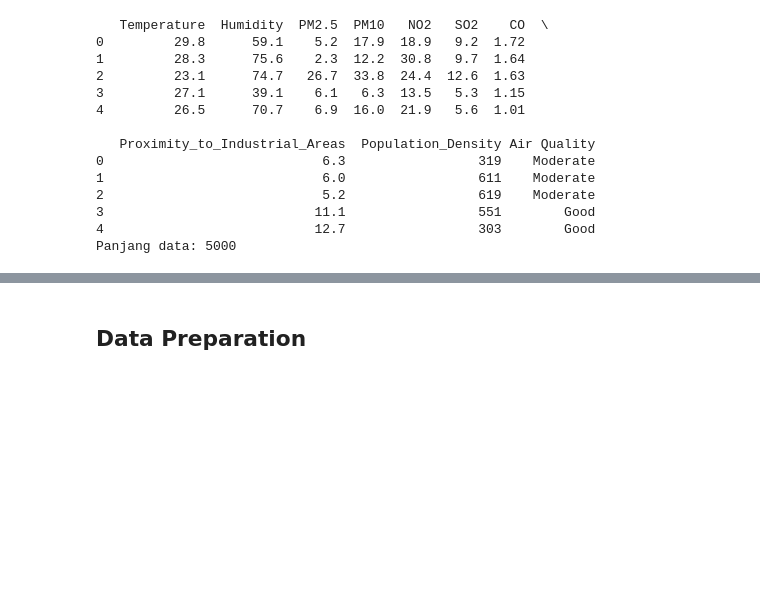
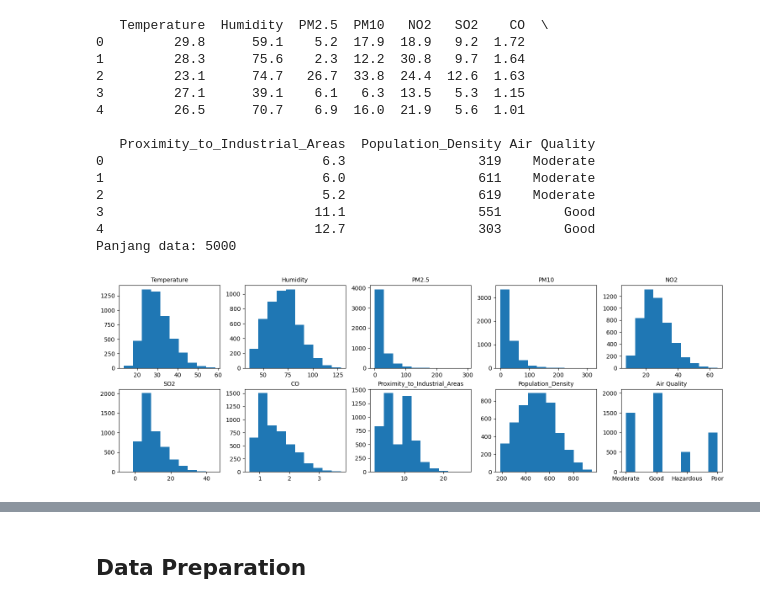
Before and after one commit to AlexanderKentSo/Proyek-Machine-Learning-Predictive-Analytics-Kualitas-Udara, a Jupyter notebook: analisis_kualitas_udara.ipynb, the cells around one changed output, grey strips where cells are left out. Cells and saved outputs as stored; diff of their text form; code cells hidden in the pictures; blank space fills up the shorter version.

```diff
--- a/analisis_kualitas_udara.ipynb
+++ b/analisis_kualitas_udara.ipynb
@@ -29,3 +34,15 @@ print(f'Panjang data: {len(data)}')
 3                           11.1                 551        Good
 4                           12.7                 303        Good
 Panjang data: 5000
+# %%
+plt.figure(figsize=(15,5))
+
+for i,col in enumerate(data):
+    plt.subplot(2,5,i+1)
+    plt.title(col,fontsize=10)
+    plt.hist(data[col])
+
+plt.tight_layout(pad=0.5)
+plt.show()
+# %% [output]
+[figure, added]
```
Also changed, not shown: parts of 15 cells of this notebook, 2 other files.
